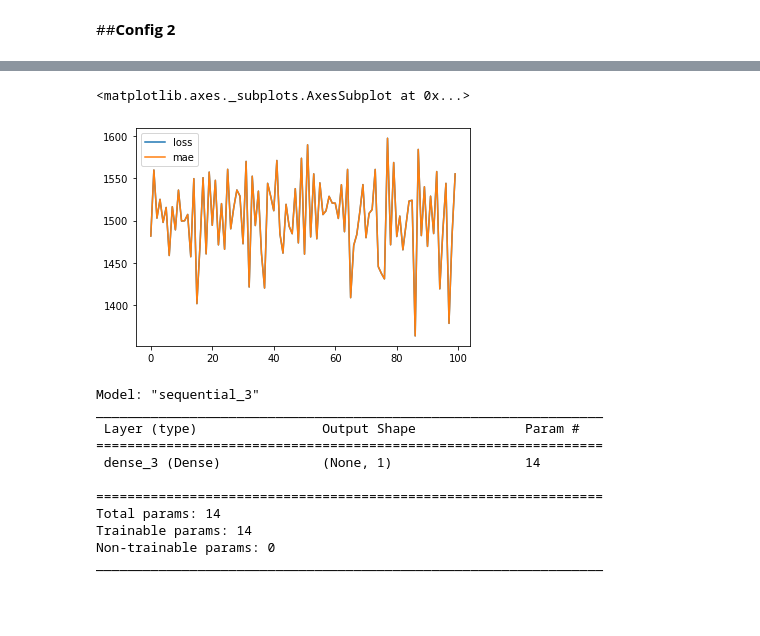
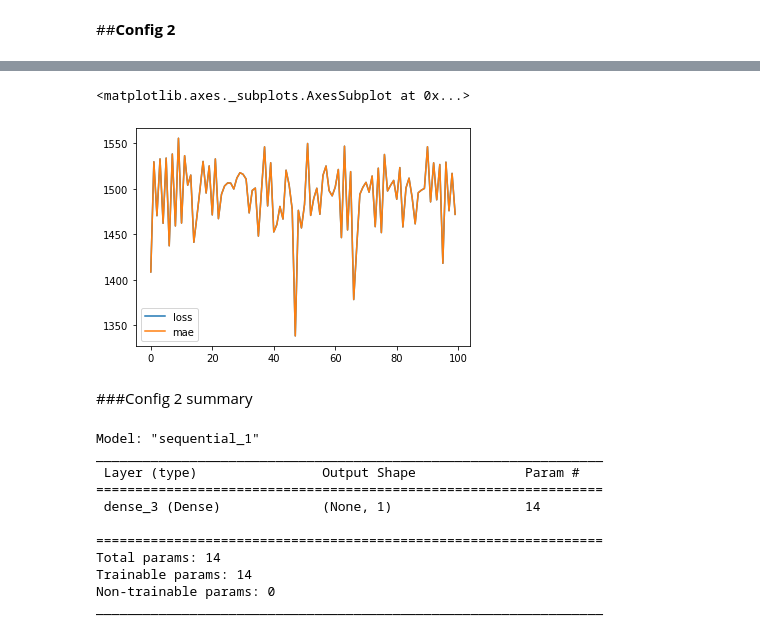
Before and after one commit to ehsanem/Tensorflow, a Jupyter notebook: TensorflowFundamental.ipynb, the cells around one changed output, grey strips where cells are left out. Cells and saved outputs as stored; diff of their text form; code cells hidden in the pictures; blank space fills up the shorter version.

Commit message:
compare models with different hyperparameters

```diff
--- a/TensorflowFundamental.ipynb
+++ b/TensorflowFundamental.ipynb
@@ -480,7 +498,7 @@ model_2.add(
     tf.keras.layers.Dense(1)
 )
 model_2.compile(optimizer='SGD', loss='mae', metrics='mae')
-history=model.fit(X_train, y_train, epochs=100)
+history=model_2.fit(X_train, y_train, epochs=100)
 model_2.evaluate(X_test, y_test)
 pd.DataFrame(history.history).plot()
 # %% [output]
@@ -504,9 +522,11 @@ Epoch 100/100
 <matplotlib.axes._subplots.AxesSubplot at 0x...>
-[figure, old version]
+[figure, new version]
+# %% [markdown]
+###Config 2 summary
 # %%
 model_2.summary()
 # %% [output]
-Model: "sequential_3"
+Model: "sequential_1"
 _________________________________________________________________
  Layer (type)                Output Shape              Param #
 =================================================================
```
Also changed, not shown: parts of 14 cells of this notebook.
